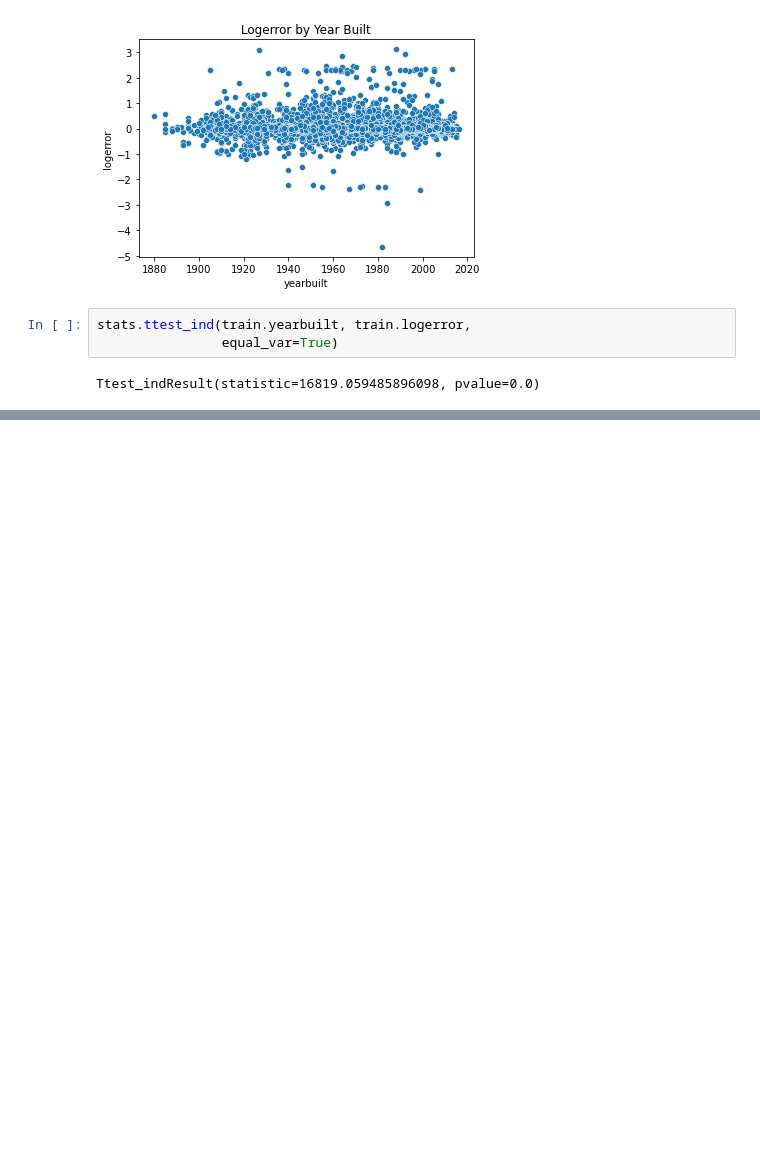
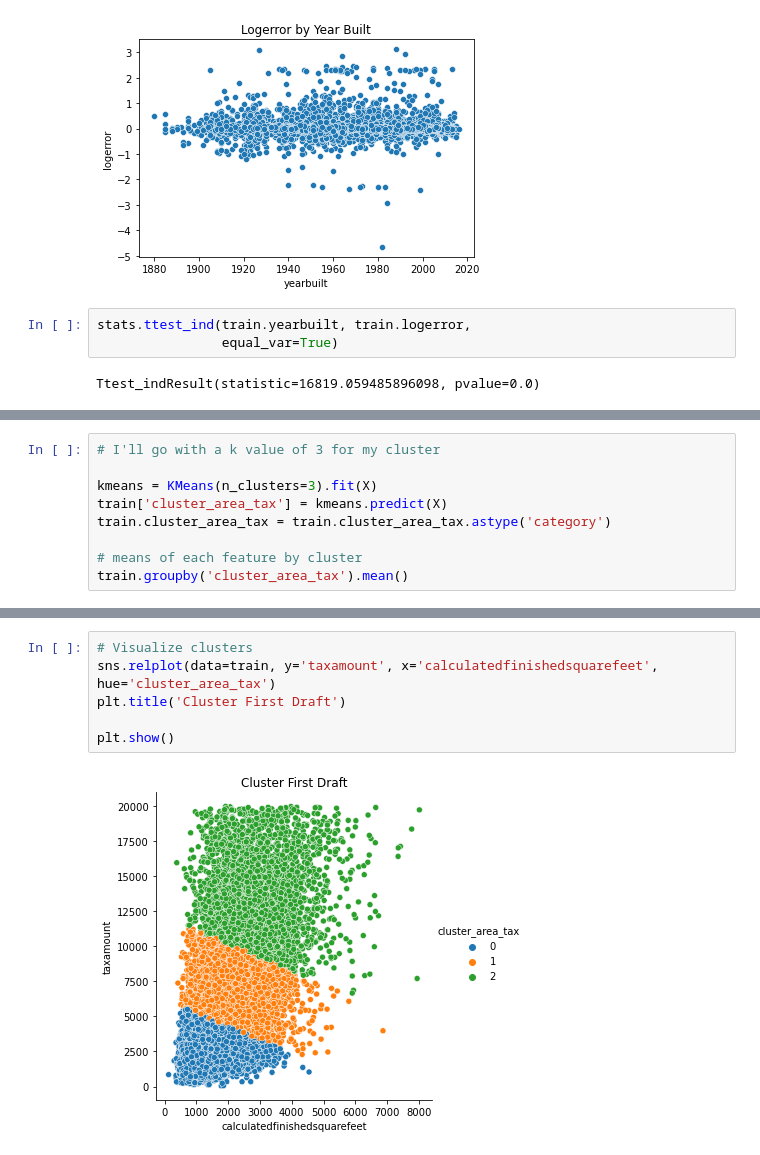
Before and after one commit to BraedenWright/clustering-project, a Jupyter notebook: clustering_zillow_project.ipynb, the cells around one changed output, grey strips where cells are left out. Cells and saved outputs as stored; diff of their text form; blank space fills up the shorter version.

```diff
--- a/clustering_zillow_project.ipynb
+++ b/clustering_zillow_project.ipynb
@@ -338,0 +432,9 @@ plt.show()
+# %%
+# I'll go with a k value of 3 for my cluster
+
+kmeans = KMeans(n_clusters=3).fit(X)
+train['cluster_area_tax'] = kmeans.predict(X)
+train.cluster_area_tax = train.cluster_area_tax.astype('category')
+
+# means of each feature by cluster
+train.groupby('cluster_area_tax').mean()
@@ -338,0 +447,8 @@ plt.show()
+# %%
+# Visualize clusters
+sns.relplot(data=train, y='taxamount', x='calculatedfinishedsquarefeet', hue='cluster_area_tax')
+plt.title('Cluster First Draft')
+
+plt.show()
+# %% [output]
+[figure, added]
```
Also changed, not shown: parts of 60 cells of this notebook, 2 other files.
